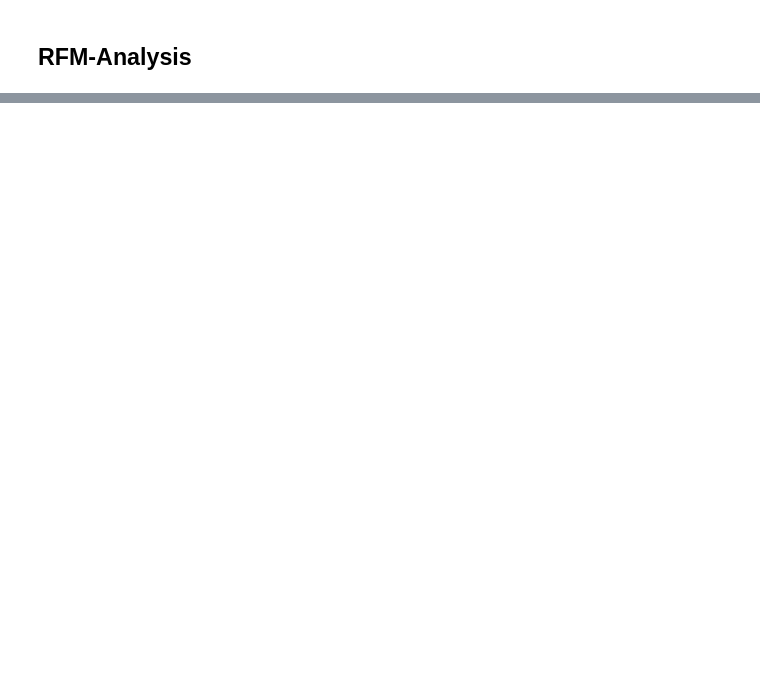
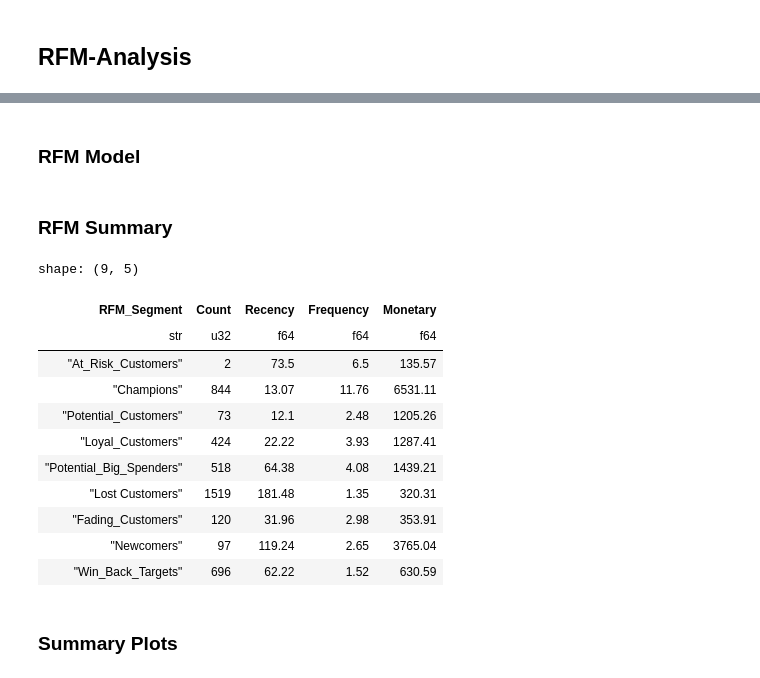
Before and after one commit to angelos-stergiou/rfm-segmentation, a Jupyter notebook: rfm_analysis.ipynb, the cells around one changed output, grey strips where cells are left out. Saved outputs shown, nothing was run; the diff lists cells and outputs as text; code cells hidden in the pictures; blank space fills up the shorter version.

```diff
--- a/rfm_analysis.ipynb
+++ b/rfm_analysis.ipynb
@@ -37,0 +13,8 @@ print(f"RFM analysis complete. Data saved to {rfm_path}")
+# %%
+# define input path
+input_path = "C:\\Users\\agste\\Angelos Work Projects\\RFM & Clustering Project\\Data_Lake\\cleaned_data.parquet"
+
+# load cleaned dataset
+print("Loading cleaned dataset...")
+df = pl.read_parquet(input_path)
+print(df.head())
@@ -37,0 +39,13 @@ print(f"RFM analysis complete. Data saved to {rfm_path}")
+# %%
+# define max date of the dataset (upper threshold)
+max_date = df["InvoiceDate"].max()
+
+# set reference date: last day of the previous month from max date
+ref_date = max_date.replace(day=1) - timedelta(days=1)
+# %%
+# define rfm path
+rfm_path = "C:\\Users\\agste\\Angelos Work Projects\\RFM & Clustering Project\\Data_Lake\\rfm_segments.csv"
+# load rfm segment table
+rfm_segments = pl.read_csv(rfm_path)
+# %% [markdown]
+### RFM Model
@@ -37,0 +136,34 @@ print(f"RFM analysis complete. Data saved to {rfm_path}")
+# %%
+# run rfm_model & save output
+rfm_output = rfm_model(
+    df=df,
+    ref_date=ref_date,
+    segments_df=rfm_segments,
+    output_columns=["Recency", "Frequency", "Monetary"],
+).rename({"Segment": "RFM_Segment"})
+# %% [markdown]
+### RFM Summary
+# %%
+# RFM Summary Table: group by RFM Segment and get total counts and avg values of the R, F, M metrics
+rfm_summary = rfm_output.group_by("RFM_Segment").agg(
+    pl.len().alias("Count"),
+    pl.col("Recency").mean().round(2),
+    pl.col("Frequency").mean().round(2),
+    pl.col("Monetary").mean().round(2),
+)
+rfm_summary
+# %% [output]
+shape: (9, 5)
+| RFM_Segment | Count | Recency | Frequency | Monetary |
+| str | u32 | f64 | f64 | f64 |
+| "At_Risk_Customers" | 2 | 73.5 | 6.5 | 135.57 |
+| "Champions" | 844 | 13.07 | 11.76 | 6531.11 |
+| "Potential_Customers" | 73 | 12.1 | 2.48 | 1205.26 |
+| "Loyal_Customers" | 424 | 22.22 | 3.93 | 1287.41 |
+| "Potential_Big_Spenders" | 518 | 64.38 | 4.08 | 1439.21 |
+| "Lost Customers" | 1519 | 181.48 | 1.35 | 320.31 |
+| "Fading_Customers" | 120 | 31.96 | 2.98 | 353.91 |
+| "Newcomers" | 97 | 119.24 | 2.65 | 3765.04 |
+| "Win_Back_Targets" | 696 | 62.22 | 1.52 | 630.59 |
+# %% [markdown]
+### Summary Plots
```
Also changed, not shown: parts of 12 cells of this notebook, 1 other file.
